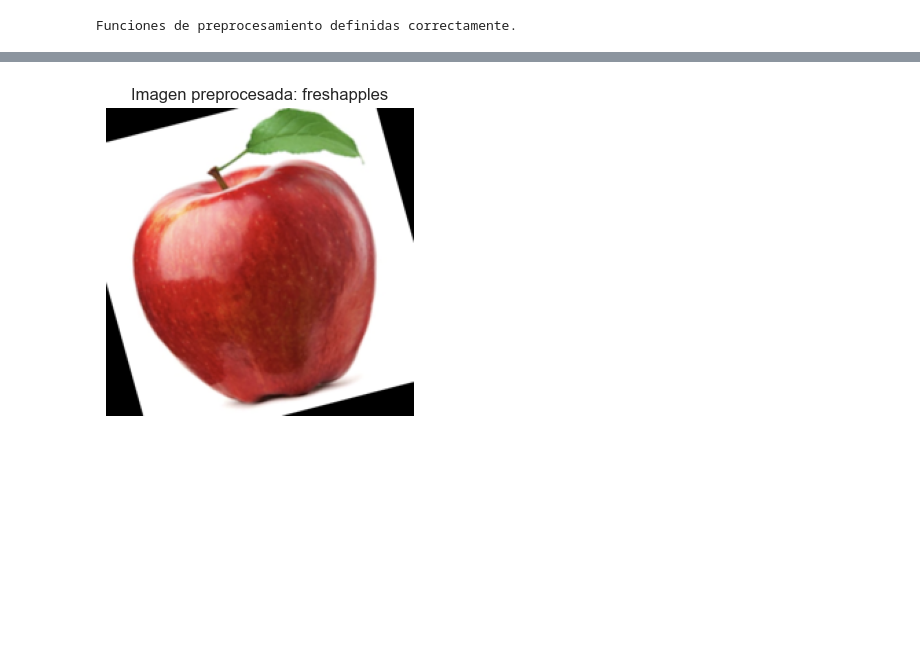
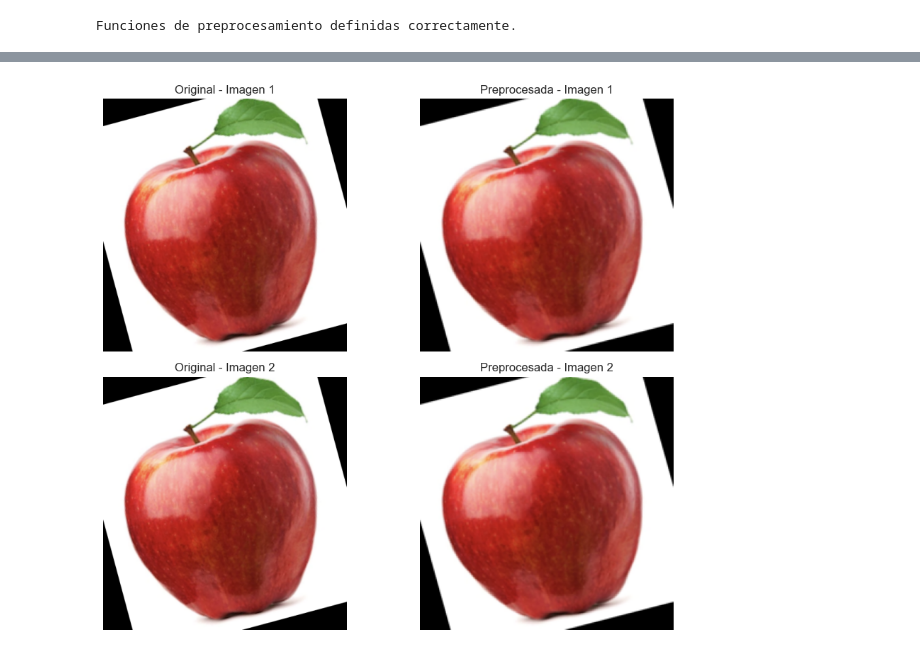
Before and after one commit to afefodev/proyPercepcion, a Jupyter notebook: notebooks/01_exploracion_datos.ipynb, the cells around one changed output, grey strips where cells are left out. Saved outputs shown, nothing was run; the diff lists cells and outputs as text; code cells hidden in the pictures; blank space fills up the shorter version.

Commit message:
ft: actualizar imagenes preprocesadas

```diff
--- a/notebooks/01_exploracion_datos.ipynb
+++ b/notebooks/01_exploracion_datos.ipynb
@@ -114,18 +114,88 @@ Funciones de preprocesamiento definidas correctamente.
 # %%
 if train_dir.exists():
     first_class = next(p for p in sorted(train_dir.iterdir()) if p.is_dir())
-    first_image = next(first_class.iterdir())
-    img_proc = preprocesar_imagen(first_image)
+    images = sorted(list(first_class.iterdir()))
 
-    print(f'Ruta de ejemplo: {first_image}')
-    print(f'Dimensiones procesadas: {img_proc.shape}')
-    print(f'Rango de valores: {img_proc.min():.4f} - {img_proc.max():.4f}')
+    if len(images) < 2:
+        print('No hay suficientes imágenes en la clase para la comparación.')
+    else:
+        img_path1 = images[0]
+        img_path2 = next((p for p in images if 'rotated' in p.name.lower()), images[1])
 
-    plt.figure(figsize=(4, 4))
-    plt.imshow(img_proc)
-    plt.title(f'Imagen preprocesada: {first_class.name}')
-    plt.axis('off')
-    plt.show()
+        # Originales (PIL) y preprocesadas (numpy normalizada)
+        orig1 = Image.open(img_path1).convert('RGB')
+        proc1 = preprocesar_imagen(img_path1)
+
+        orig2 = Image.open(img_path2).convert('RGB')
+        proc2 = preprocesar_imagen(img_path2)
+
+        print(f'Imagen 1 (original): {img_path1}')
+        print(f'Imagen 1 preprocesada: shape={proc1.shape} range={proc1.min():.4f}-{proc1.max():.4f}')
+        print(f'Imagen 2 (original): {img_path2}')
+        print(f'Imagen 2 preprocesada: shape={proc2.shape} range={proc2.min():.4f}-{proc2.max():.4f}')
+
+        fig, axes = plt.subplots(2, 2, figsize=(10, 8))
+        axes[0, 0].imshow(orig1)
+        axes[0, 0].set_title('Original - Imagen 1')
+        axes[0, 0].axis('off')
+
+        axes[0, 1].imshow(proc1)
+        axes[0, 1].set_title('Preprocesada - Imagen 1')
+        axes[0, 1].axis('off')
+
+        axes[1, 0].imshow(orig2)
+        axes[1, 0].set_title('Original - Imagen 2')
+        axes[1, 0].axis('off')
+
+        axes[1, 1].imshow(proc2)
+        axes[1, 1].set_title('Preprocesada - Imagen 2')
+        axes[1, 1].axis('off')
+
+        plt.tight_layout()
+        plt.show()
+
+        # Mostrar diferencia entre original (resize) y preprocesada
+        orig1_resized = orig1.resize((proc1.shape[1], proc1.shape[0]))
+        orig1_np = np.array(orig1_resized).astype(np.float32) / 255.0
+        diff1 = np.clip(np.abs(orig1_np - proc1), 0, 1)
+
+        plt.figure(figsize=(8, 4))
+        plt.subplot(1, 2, 1)
+        plt.imshow(diff1)
+        plt.title('Diferencia abs (orig - preproc)')
+        plt.axis('off')
+
+        plt.subplot(1, 2, 2)
+        plt.hist(orig1_np.ravel(), bins=50, alpha=0.5, label='original')
+        plt.hist(proc1.ravel(), bins=50, alpha=0.5, label='preprocesada')
+        plt.legend()
+        plt.title('Histogramas de intensidad (Imagen 1)')
+        plt.tight_layout()
+        plt.show()
+
+        # Mostrar augmentación simulada (rotación) para visualizar efecto
+        aug = orig1.rotate(15)
+        aug_resized = aug.resize((proc1.shape[1], proc1.shape[0]))
+        aug_proc = normalizar_imagen(np.array(aug_resized))
+
+        plt.figure(figsize=(8, 4))
+        plt.subplot(1, 3, 1)
+        plt.imshow(orig1_resized)
+        plt.title('Original (resize)')
+        plt.axis('off')
+
+        plt.subplot(1, 3, 2)
+        plt.imshow(aug_resized)
+        plt.title('Aug (rotated 15°)')
+        plt.axis('off')
+
+        plt.subplot(1, 3, 3)
+        plt.imshow(aug_proc)
+        plt.title('Aug - preprocesada')
+        plt.axis('off')
+
+        plt.tight_layout()
+        plt.show()
 else:
     print('No se puede hacer la prueba porque falta data/train.')
 # %% [output]
@@ -135 +206 @@ Rango de valores: 0.0000 - 1.0000
-[figure, old version]
+[figure, new version]
```
Also changed, not shown: parts of 1 cell of this notebook.
